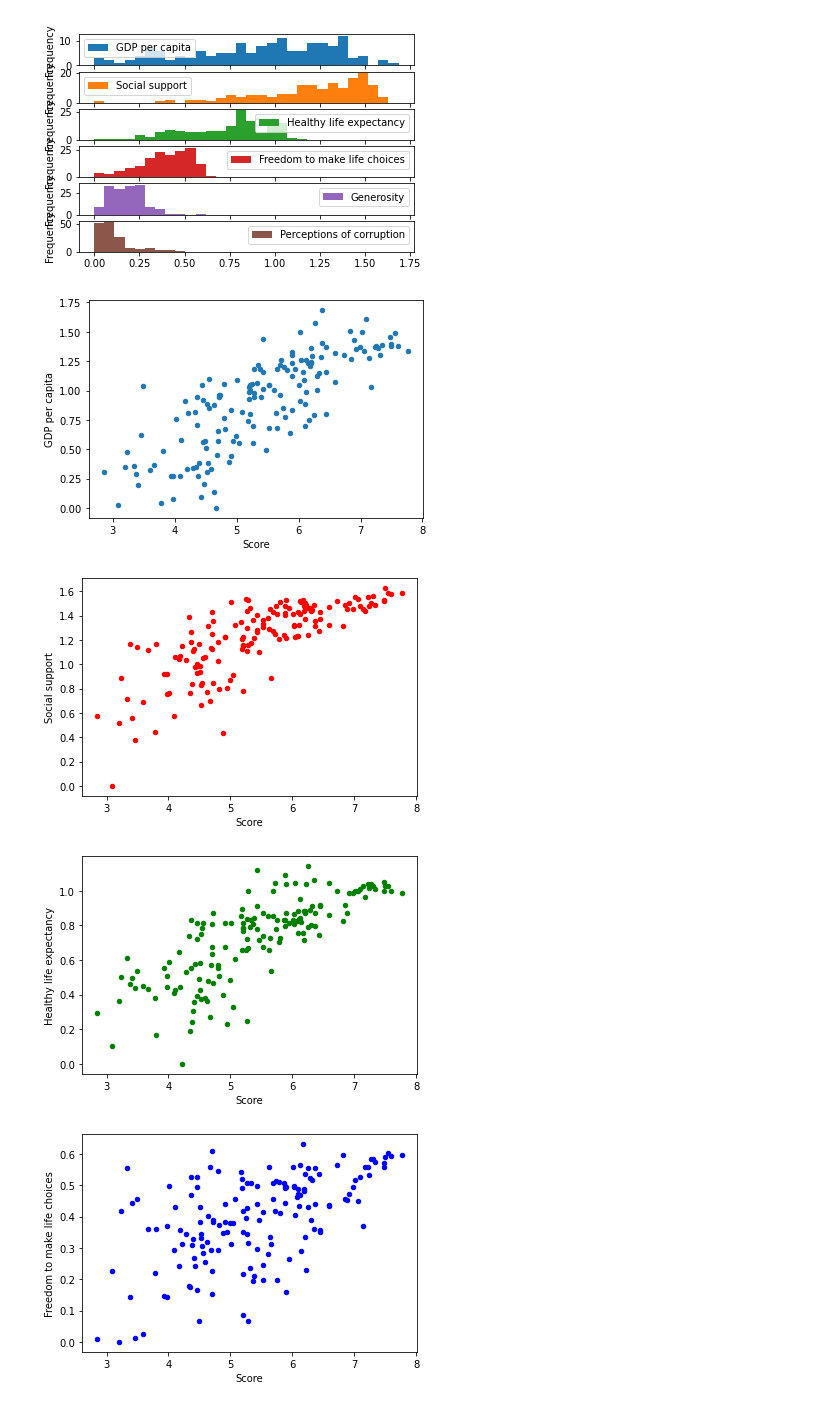
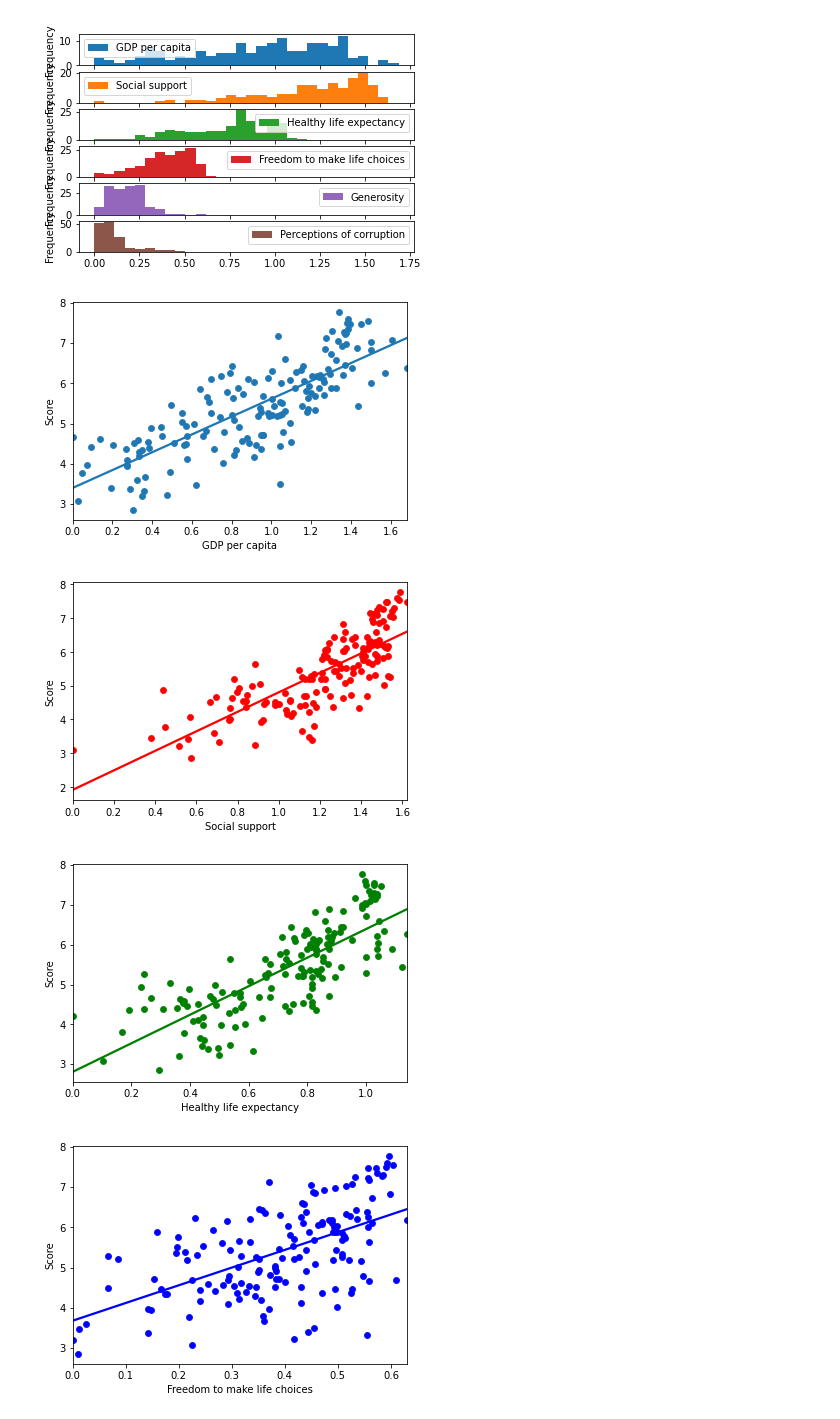
Before and after one commit to zoeyyzh/springboard, a Jupyter notebook: HappinessReport.ipynb, the cells around one changed output. Saved outputs shown, nothing was run; the diff lists cells and outputs as text; code cells hidden in the pictures.

```diff
--- a/HappinessReport.ipynb
+++ b/HappinessReport.ipynb
@@ -50,15 +58,22 @@ plt.show
 <function matplotlib.pyplot.show(*args, **kw)>
 [figure]
 # %%
-df.plot(x='Score',y='GDP per capita',kind='scatter')
-df.plot(x='Score',y='Social support',kind='scatter',color='r')
-df.plot(x='Score',y='Healthy life expectancy',kind='scatter',color='g')
-df.plot(x='Score',y='Freedom to make life choices',kind='scatter',color='b')
-df.plot(x='Score',y='Generosity',kind='scatter',color='y')
-df.plot(x='Score',y='Perceptions of corruption',kind='scatter',color='m')
+import seaborn as sns
+df.plot(x='GDP per capita',y='Score',kind='scatter')
+sns.regplot(df['GDP per capita'], df['Score'], ci=None)
+df.plot(x='Social support',y='Score',kind='scatter',color='r')
+sns.regplot(df['Social support'], df['Score'], ci=None, color='r')
+df.plot(x='Healthy life expectancy',y='Score',kind='scatter',color='g')
+sns.regplot(df['Healthy life expectancy'], df['Score'], ci=None, color='g')
+df.plot(x='Freedom to make life choices',y='Score',kind='scatter',color='b')
+sns.regplot(df['Freedom to make life choices'], df['Score'], ci=None, color='b')
+df.plot(x='Generosity',y='Score',kind='scatter',color='y')
+sns.regplot(df['Generosity'], df['Score'], ci=None, color='y')
+df.plot(x='Perceptions of corruption',y='Score',kind='scatter',color='m')
+sns.regplot(df['Perceptions of corruption'], df['Score'], ci=None, color='m')
 plt.show()
 # %% [output]
-[figure, old version]
+[figure, new version]
-[figure, old version]
+[figure, new version]
-[figure, old version]
+[figure, new version]
-[figure, old version]
+[figure, new version]
```
Also changed, not shown: parts of 9 cells of this notebook.
